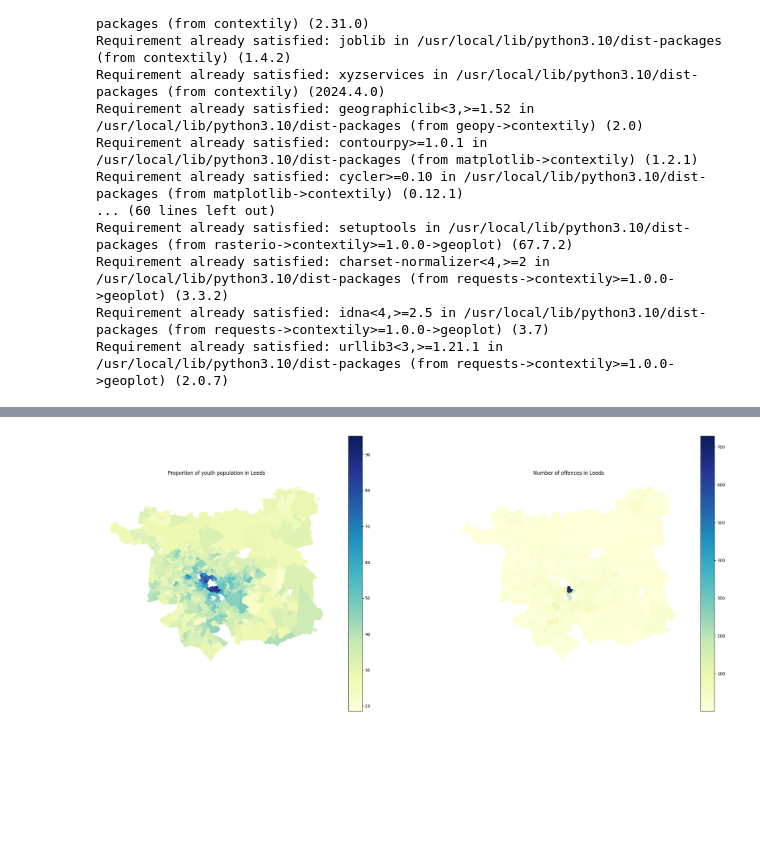
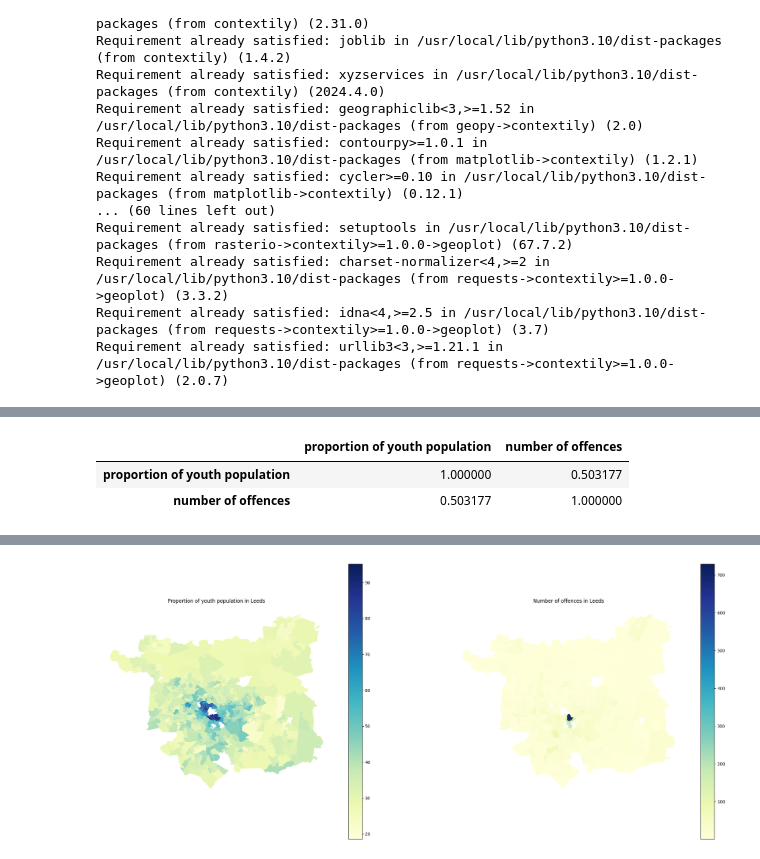
Before and after one commit to Q-SHI/GEOG5990M_assignment, a Jupyter notebook: 201798780_assignment.ipynb, the cells around one changed output, grey strips where cells are left out. Cells and saved outputs as stored; diff of their text form; code cells hidden in the pictures; blank space fills up the shorter version.

```diff
--- a/201798780_assignment.ipynb
+++ b/201798780_assignment.ipynb
@@ -142,0 +95,8 @@ g.set_axis_labels('Proportion of population who are young people', 'Number of of
+# %%
+# Calculate Spearman's rank correlation
+leeds_ac_corr =leeds_new[['proportion of youth population','number of offences']].corr(method = 'spearman')
+leeds_ac_corr
+# %% [output]
+|  | proportion of youth population | number of offences |
+| proportion of youth population | 1.000000 | 0.503177 |
+| number of offences | 0.503177 | 1.000000 |
```
Also changed, not shown: parts of 4 cells of this notebook.
